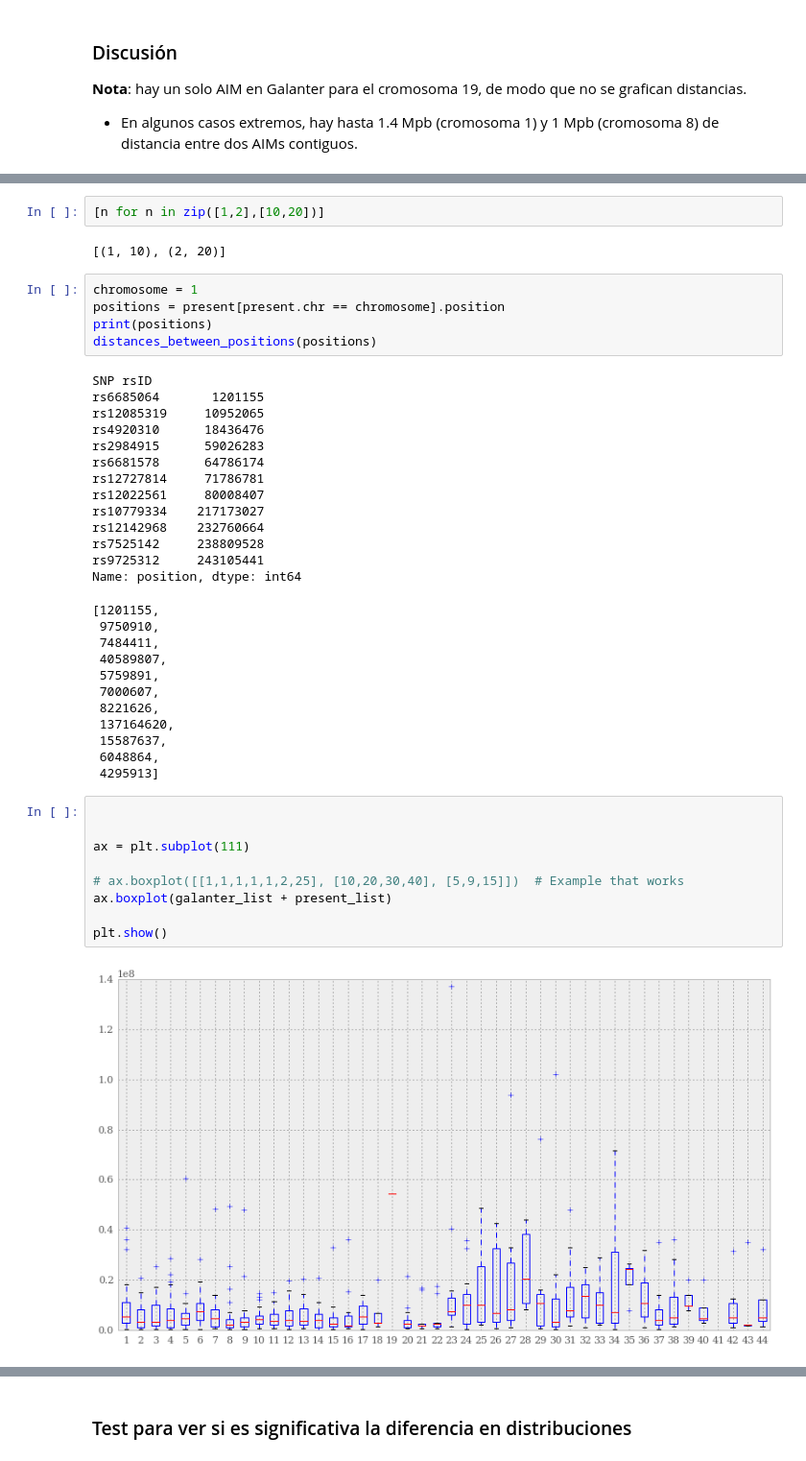
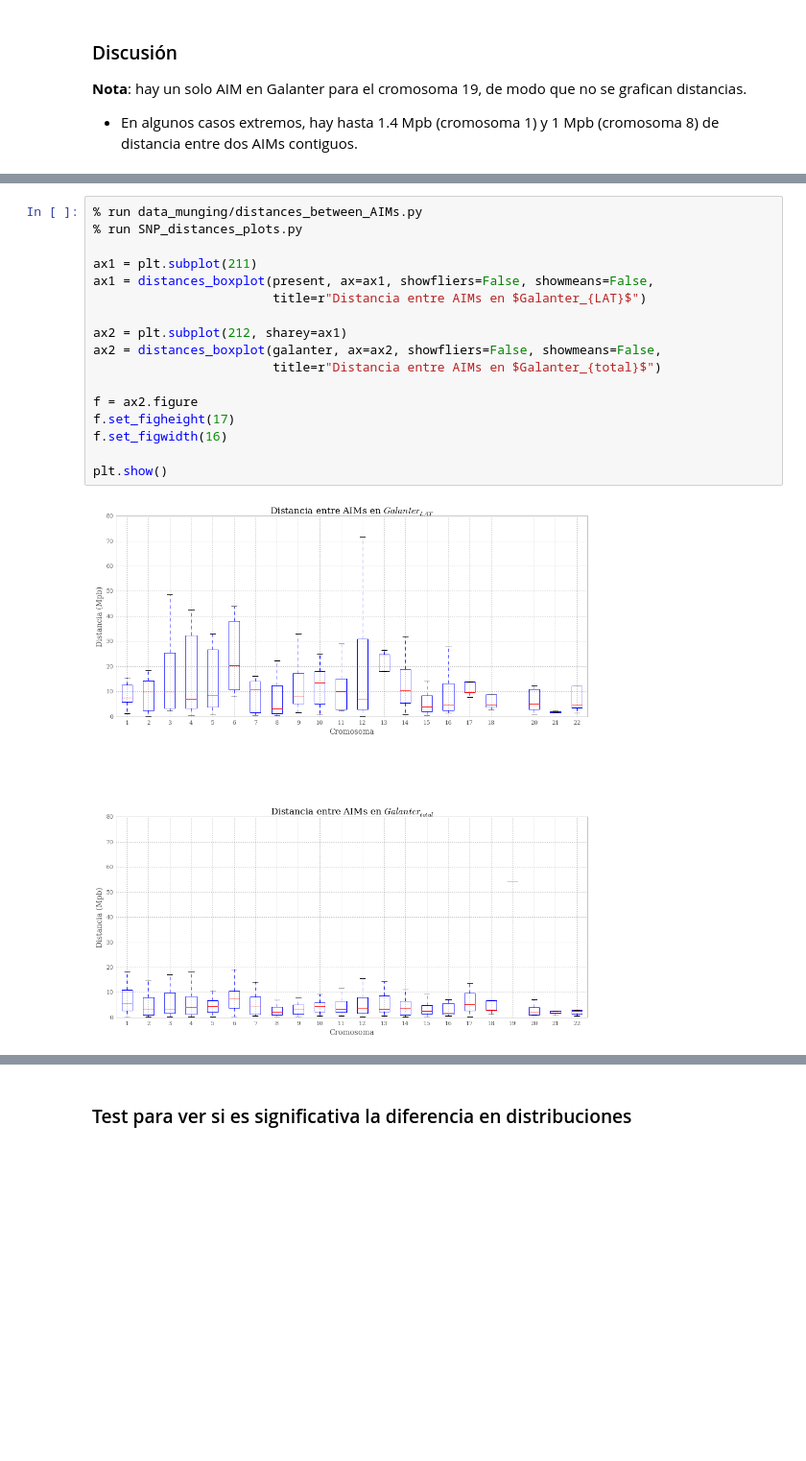
Before and after one commit to jmberros/tesina, a Jupyter notebook: Galanter_AIMs_NEW.ipynb, the cells around one changed output, grey strips where cells are left out. Shown at 96% size. Saved outputs shown, nothing was run; the diff lists cells and outputs as text; blank space fills up the shorter version.

Commit message:
__init__.py files, boxplots and SNP distance comparisons

```diff
--- a/Galanter_AIMs_NEW.ipynb
+++ b/Galanter_AIMs_NEW.ipynb
@@ -313,45 +109,19 @@ print(len(l2))
-# %%
-[n for n in zip([1,2],[10,20])]
-# %% [output]
-[(1, 10), (2, 20)]
-# %%
-chromosome = 1
-positions = present[present.chr == chromosome].position
-print(positions)
-distances_between_positions(positions)
-# %% [output]
-SNP rsID
-rs6685064       1201155
-rs12085319     10952065
-rs4920310      18436476
-rs2984915      59026283
-rs6681578      64786174
-rs12727814     71786781
-rs12022561     80008407
-rs10779334    217173027
-rs12142968    232760664
-rs7525142     238809528
-rs9725312     243105441
-Name: position, dtype: int64
-[1201155,
- 9750910,
- 7484411,
- 40589807,
- 5759891,
- 7000607,
- 8221626,
- 137164620,
- 15587637,
- 6048864,
- 4295913]
-# %%
-
-
-ax = plt.subplot(111)
-
-# ax.boxplot([[1,1,1,1,1,2,25], [10,20,30,40], [5,9,15]])  # Example that works
-ax.boxplot(galanter_list + present_list)
-
-plt.show()
-# %% [output]
-[figure, removed]
+# %%
+% run data_munging/distances_between_AIMs.py
+% run SNP_distances_plots.py
+
+ax1 = plt.subplot(211)
+ax1 = distances_boxplot(present, ax=ax1, showfliers=False, showmeans=False,
+                        title=r"Distancia entre AIMs en $Galanter_{LAT}$")
+
+ax2 = plt.subplot(212, sharey=ax1)
+ax2 = distances_boxplot(galanter, ax=ax2, showfliers=False, showmeans=False,
+                        title=r"Distancia entre AIMs en $Galanter_{total}$")
+
+f = ax2.figure
+f.set_figheight(17)
+f.set_figwidth(16)
+
+plt.show()
+# %% [output]
+[figure, added]
```
Also changed, not shown: parts of 23 cells of this notebook, 5 other files.
